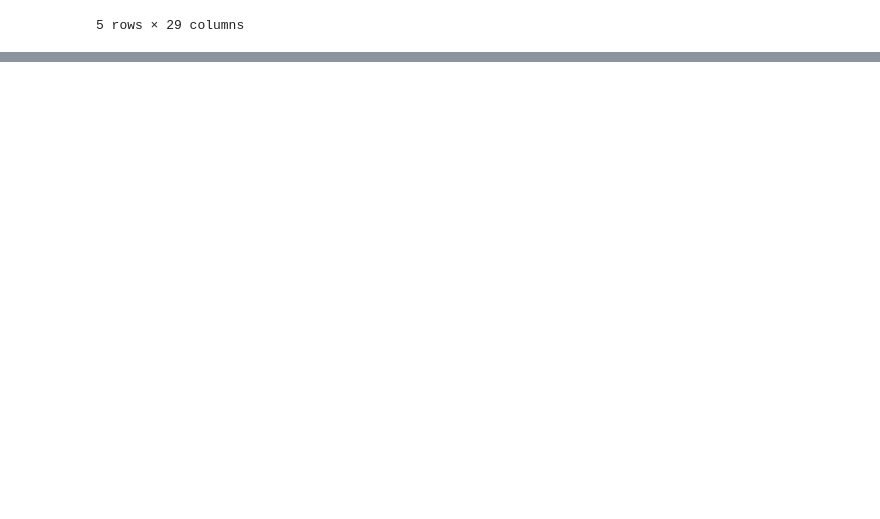
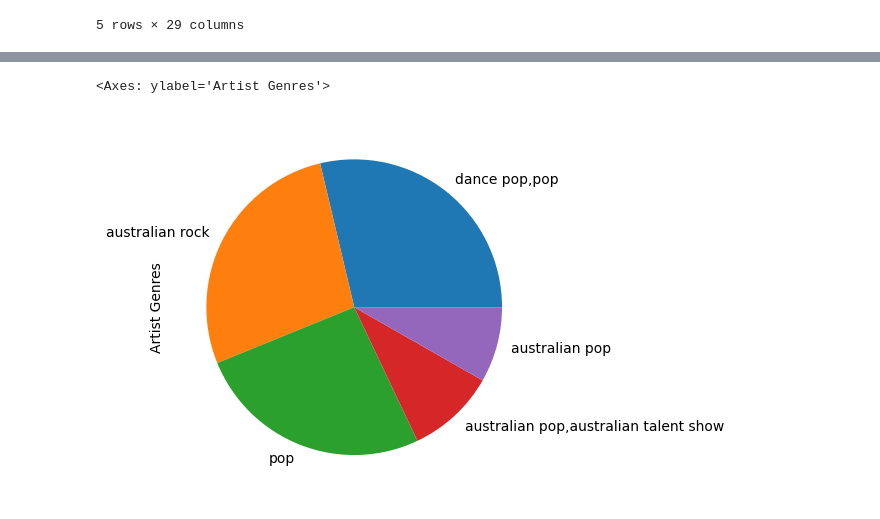
Before and after one commit to jcason5/TP1_SM_JC, a Jupyter notebook: TP1_SM_JC.ipynb, the cells around one changed output, grey strips where cells are left out. Drawn from its saved outputs; the diff is of its cells as text; code cells hidden in the pictures; blank space fills up the shorter version.

```diff
--- a/TP1_SM_JC.ipynb
+++ b/TP1_SM_JC.ipynb
@@ -90,0 +61,5 @@ data.to_csv('top_10000_1960-JCSM.csv', index=False)
+# %%
+data['Artist Genres'].value_counts().head().plot(kind='pie')
+# %% [output]
+<Axes: ylabel='Artist Genres'>
+[figure, added]
```
Also changed, not shown: parts of 17 cells of this notebook.
